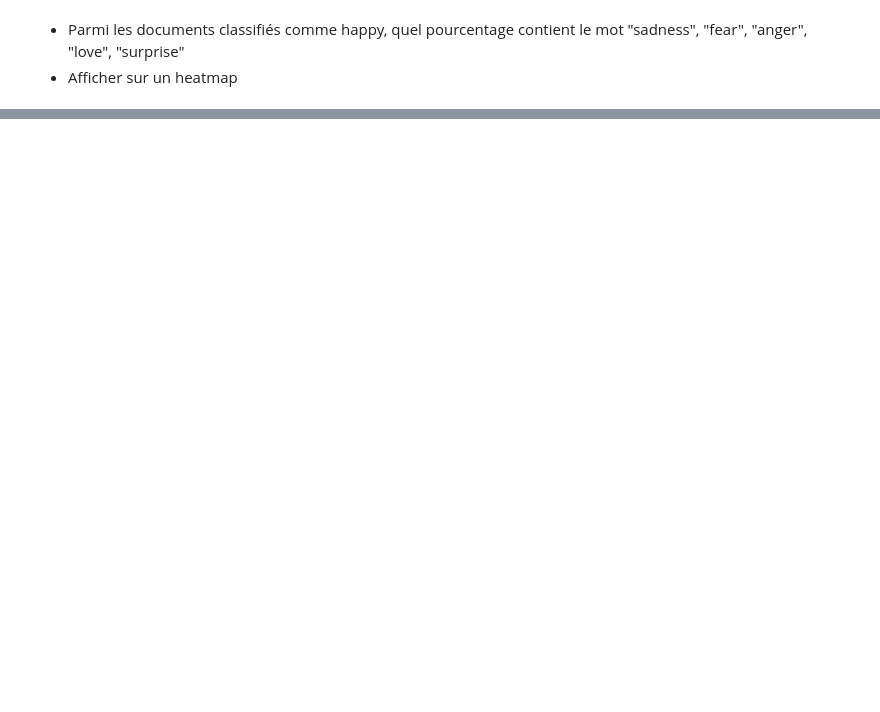
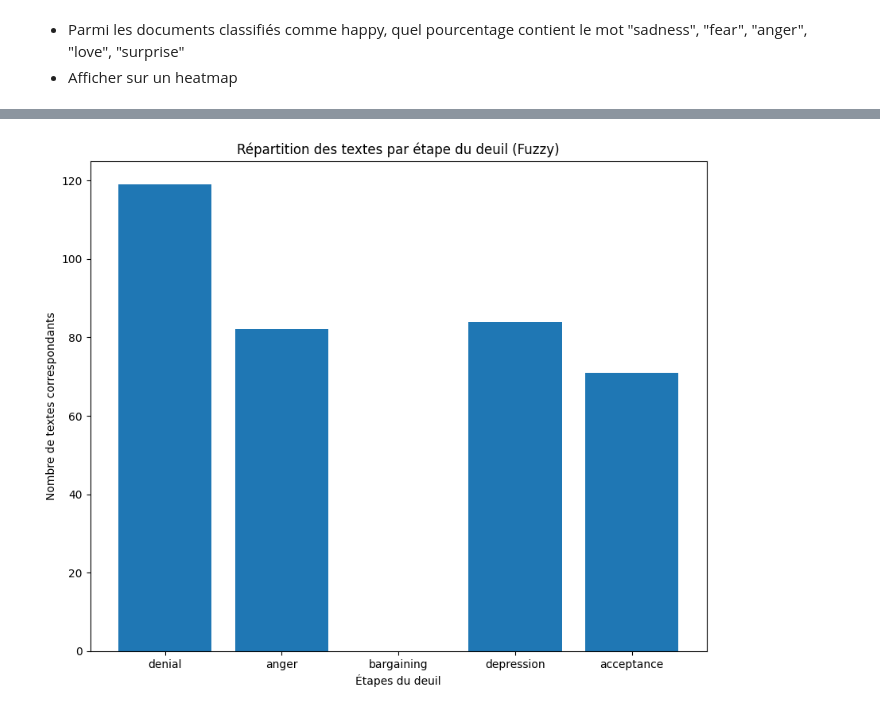
Before and after one commit to ForskyOnly/NLP, a Jupyter notebook: analysis.ipynb, the cells around one changed output, grey strips where cells are left out. Drawn from its saved outputs; the diff is of its cells as text; code cells hidden in the pictures; blank space fills up the shorter version.

```diff
--- a/analysis.ipynb
+++ b/analysis.ipynb
@@ -432,0 +491,13 @@ plt.show()
+# %%
+deuil1 = list(nombre_de_texts1.keys())
+nombre_de_texts_values1 = list(nombre_de_texts1.values())
+
+
+plt.figure(figsize=(10, 8))
+plt.bar(deuil1, nombre_de_texts_values1)
+plt.xlabel("Étapes du deuil")
+plt.ylabel("Nombre de textes correspondants")
+plt.title("Répartition des textes par étape du deuil (Fuzzy)")
+plt.show()
+# %% [output]
+[figure, added]
```
Also changed, not shown: parts of 18 cells of this notebook, 1 other file.
